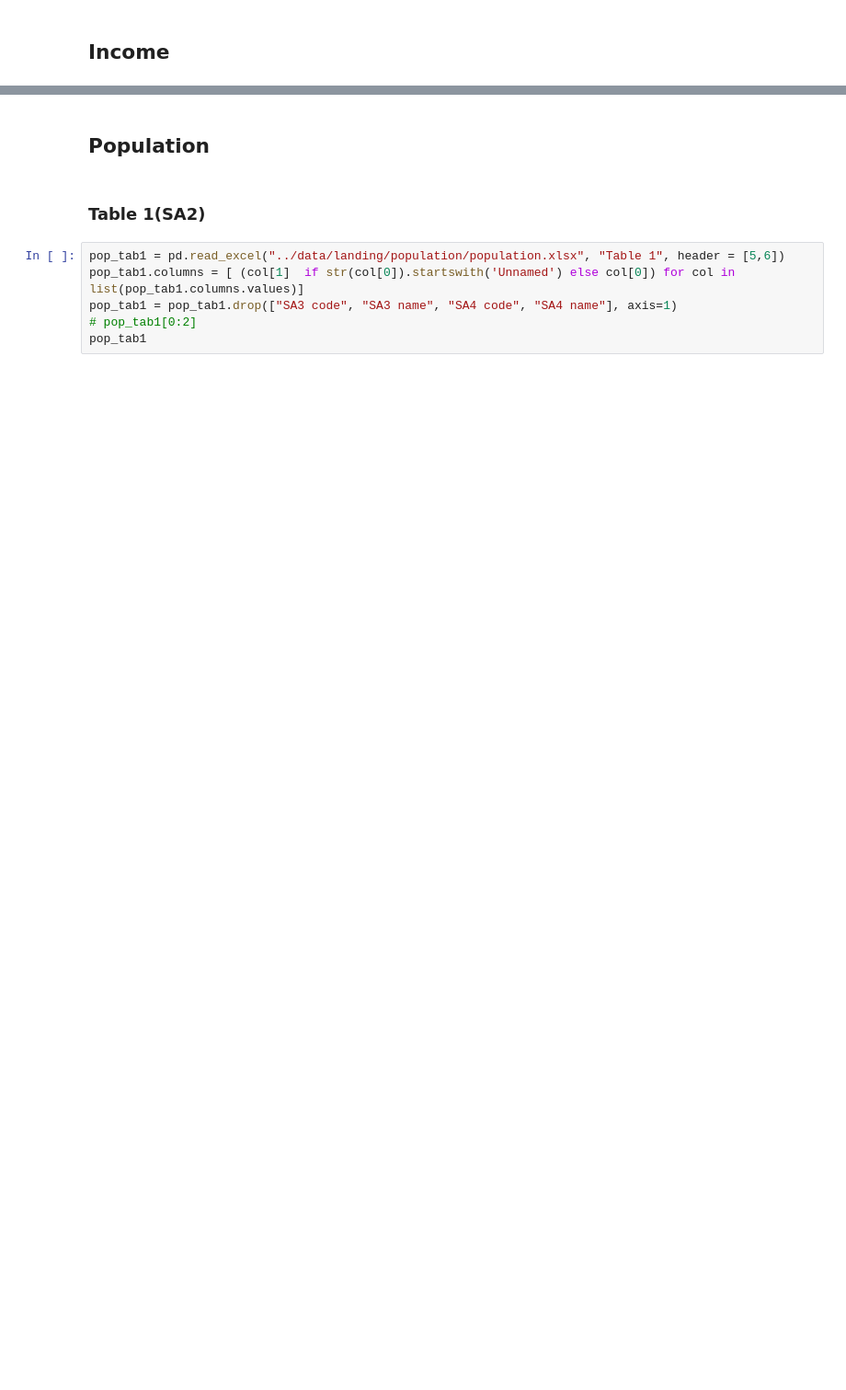
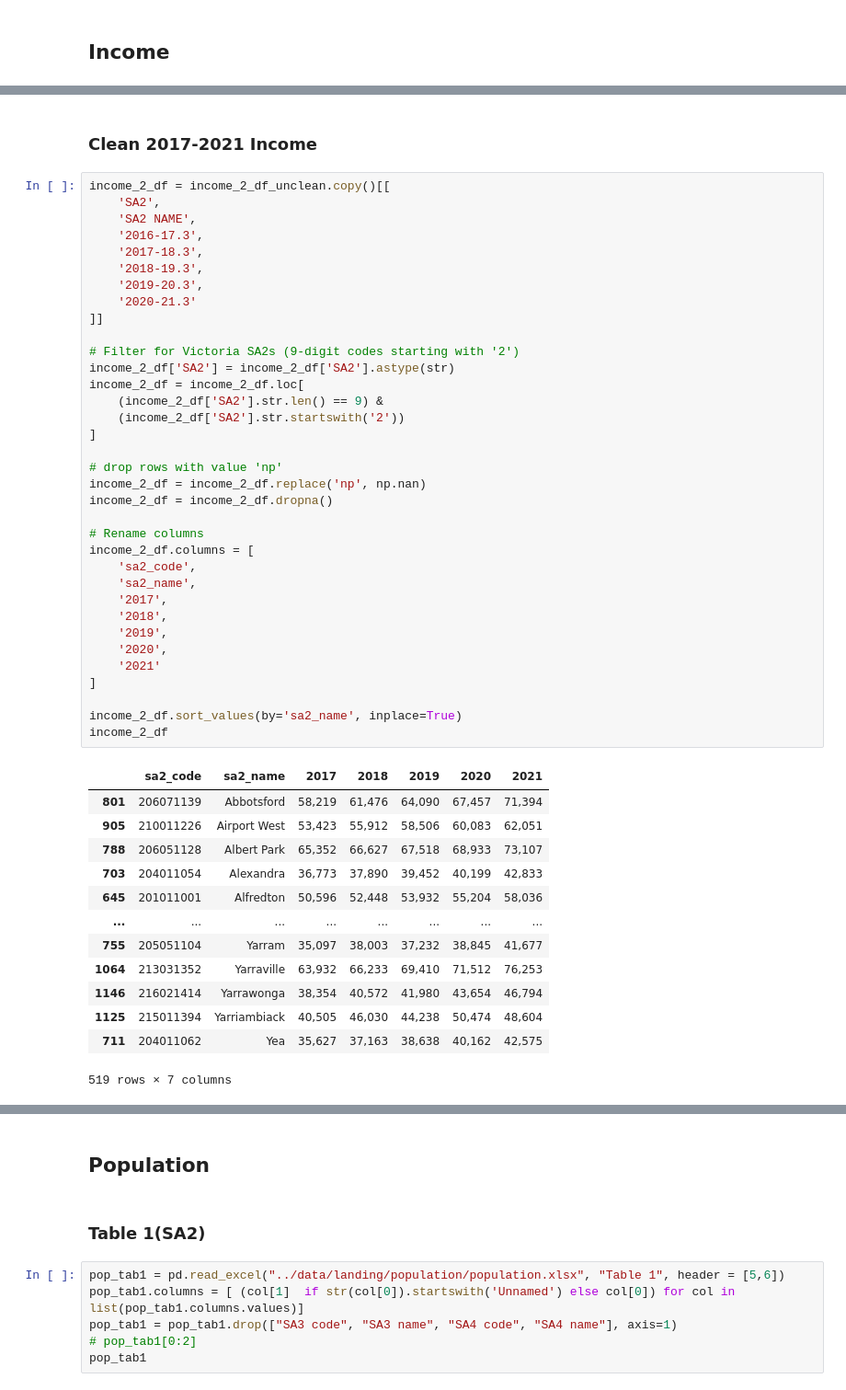
Before and after one commit to MAST30034-AppliedDataScience/project-2-group-real-estate-industry-project-2, a Jupyter notebook: notebooks/External_Preprocessing.ipynb, the cells around one changed output, grey strips where cells are left out. Shown: that part at 92% size. Drawn from its saved outputs; the diff is of its cells as text; blank space fills up the shorter version.

```diff
--- a/notebooks/External_Preprocessing.ipynb
+++ b/notebooks/External_Preprocessing.ipynb
@@ -129,0 +80,51 @@ print(inc_tab2)
+# %% [markdown]
+### Clean 2017-2021 Income
+# %%
+income_2_df = income_2_df_unclean.copy()[[
+    'SA2',
+    'SA2 NAME',
+    '2016-17.3',
+    '2017-18.3',
+    '2018-19.3',
+    '2019-20.3',
+    '2020-21.3'
+]]
+
+# Filter for Victoria SA2s (9-digit codes starting with '2')
+income_2_df['SA2'] = income_2_df['SA2'].astype(str)
+income_2_df = income_2_df.loc[
+    (income_2_df['SA2'].str.len() == 9) &
+    (income_2_df['SA2'].str.startswith('2'))
+]
+
+# drop rows with value 'np'
+income_2_df = income_2_df.replace('np', np.nan)
+income_2_df = income_2_df.dropna()
+
+# Rename columns
+income_2_df.columns = [
+    'sa2_code',
+    'sa2_name',
+    '2017',
+    '2018',
+    '2019',
+    '2020',
+    '2021'
+]
+
+income_2_df.sort_values(by='sa2_name', inplace=True)
+income_2_df
+# %% [output]
+|  | sa2_code | sa2_name | 2017 | 2018 | 2019 | 2020 | 2021 |
+| 801 | 206071139 | Abbotsford | 58,219 | 61,476 | 64,090 | 67,457 | 71,394 |
+| 905 | 210011226 | Airport West | 53,423 | 55,912 | 58,506 | 60,083 | 62,051 |
+| 788 | 206051128 | Albert Park | 65,352 | 66,627 | 67,518 | 68,933 | 73,107 |
+| 703 | 204011054 | Alexandra | 36,773 | 37,890 | 39,452 | 40,199 | 42,833 |
+| 645 | 201011001 | Alfredton | 50,596 | 52,448 | 53,932 | 55,204 | 58,036 |
+| ... | ... | ... | ... | ... | ... | ... | ... |
+| 755 | 205051104 | Yarram | 35,097 | 38,003 | 37,232 | 38,845 | 41,677 |
+| 1064 | 213031352 | Yarraville | 63,932 | 66,233 | 69,410 | 71,512 | 76,253 |
+| 1146 | 216021414 | Yarrawonga | 38,354 | 40,572 | 41,980 | 43,654 | 46,794 |
+| 1125 | 215011394 | Yarriambiack | 40,505 | 46,030 | 44,238 | 50,474 | 48,604 |
+| 711 | 204011062 | Yea | 35,627 | 37,163 | 38,638 | 40,162 | 42,575 |
+519 rows × 7 columns
```
Also changed, not shown: parts of 32 cells of this notebook, 1 other file.
